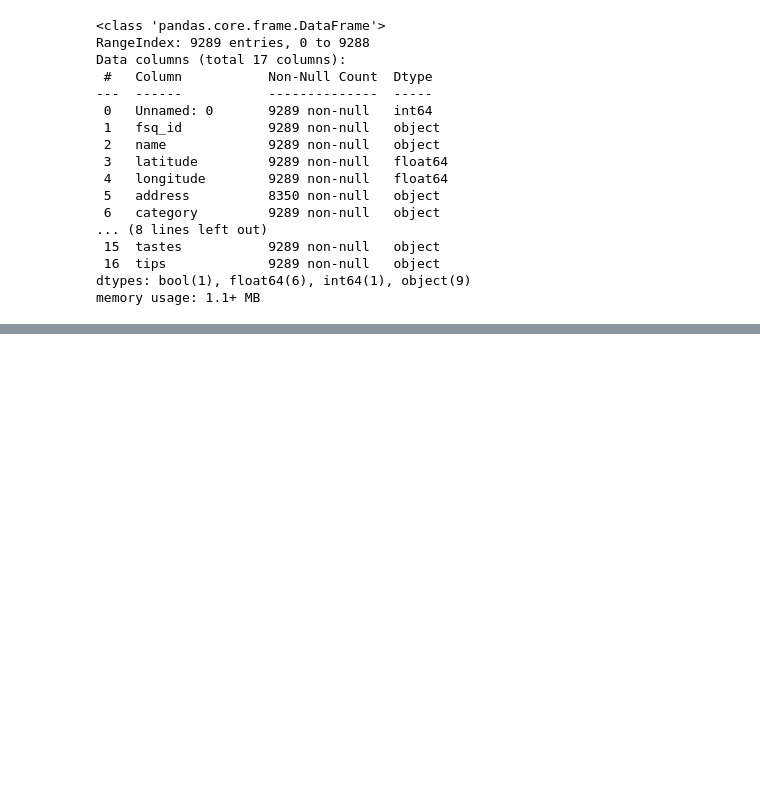
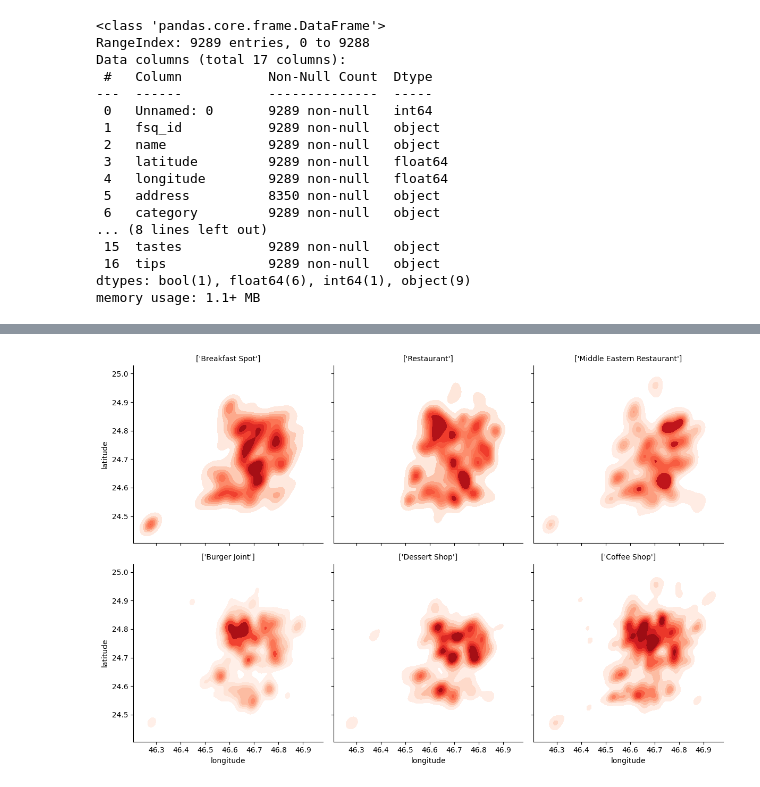
Before and after one commit to AbdulrahmanB-25/EDA_Project, a Jupyter notebook: EDA_Project.ipynb, the cells around one changed output, grey strips where cells are left out. Cells and saved outputs as stored; diff of their text form; code cells hidden in the pictures; blank space fills up the shorter version.

```diff
--- a/EDA_Project.ipynb
+++ b/EDA_Project.ipynb
@@ -135,0 +149,19 @@ dtype: int64
+# %%
+top_categories = df_restaurants["category"].value_counts().head(6).index
+df_top = df_restaurants[df_restaurants["category"].isin(top_categories)]
+
+g = sns.FacetGrid(df_top, col="category", col_wrap=3, height=4)
+
+g.map_dataframe(
+    sns.kdeplot,
+    x="longitude",
+    y="latitude",
+    fill=True,
+    cmap="Reds",
+    bw_adjust=0.5
+)
+
+g.set_titles("{col_name}")
+plt.show()
+# %% [output]
+[figure, added]
```
Also changed, not shown: parts of 5 cells of this notebook.
